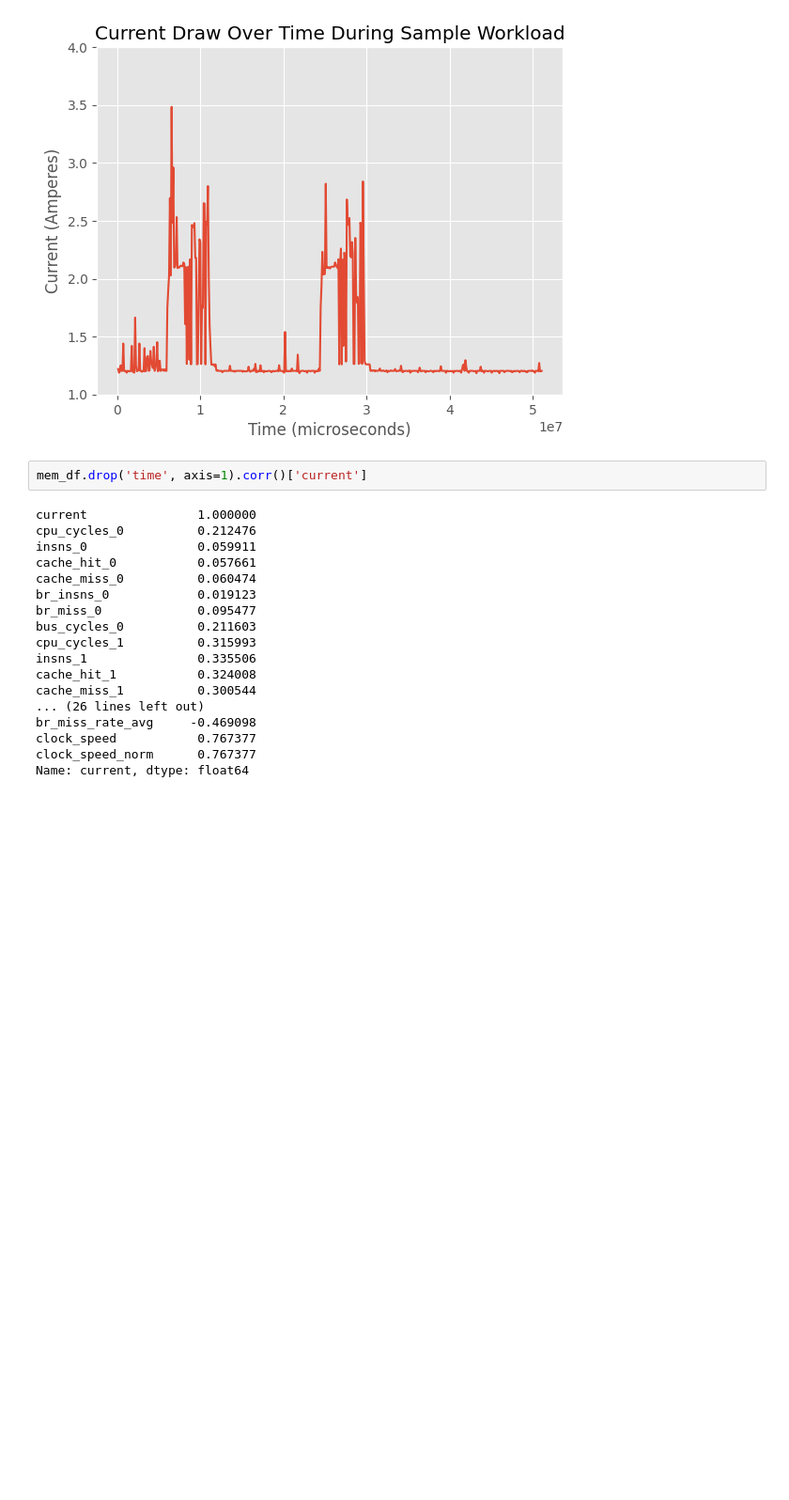
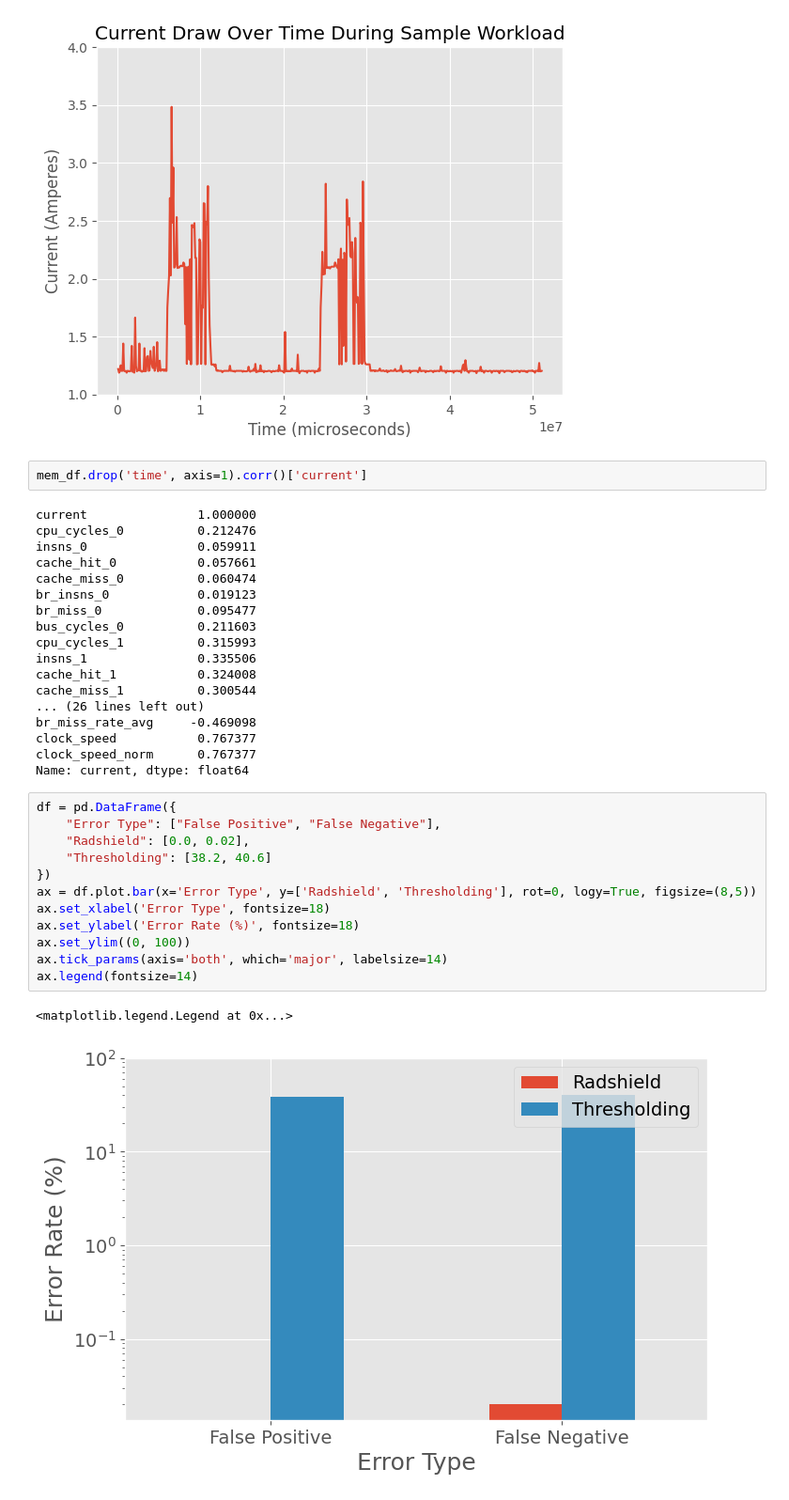
Before and after one commit to radshield/raspi-sel, a Jupyter notebook: analysis/perf_hw.ipynb, the cells around one changed output. Shown at 94% size. Cells and saved outputs as stored; diff of their text form; blank space fills up the shorter version.

Commit message:
Add graph from ASPLOS presentation

```diff
--- a/analysis/perf_hw.ipynb
+++ b/analysis/perf_hw.ipynb
@@ -144,3 +144,18 @@ br_miss_rate_avg     -0.469098
 clock_speed           0.767377
 clock_speed_norm      0.767377
 Name: current, dtype: float64
+# %%
+df = pd.DataFrame({
+    "Error Type": ["False Positive", "False Negative"],
+    "Radshield": [0.0, 0.02],
+    "Thresholding": [38.2, 40.6]
+})
+ax = df.plot.bar(x='Error Type', y=['Radshield', 'Thresholding'], rot=0, logy=True, figsize=(8,5))
+ax.set_xlabel('Error Type', fontsize=18)
+ax.set_ylabel('Error Rate (%)', fontsize=18)
+ax.set_ylim((0, 100))
+ax.tick_params(axis='both', which='major', labelsize=14)
+ax.legend(fontsize=14)
+# %% [output]
+<matplotlib.legend.Legend at 0x...>
+[figure, added]
```
